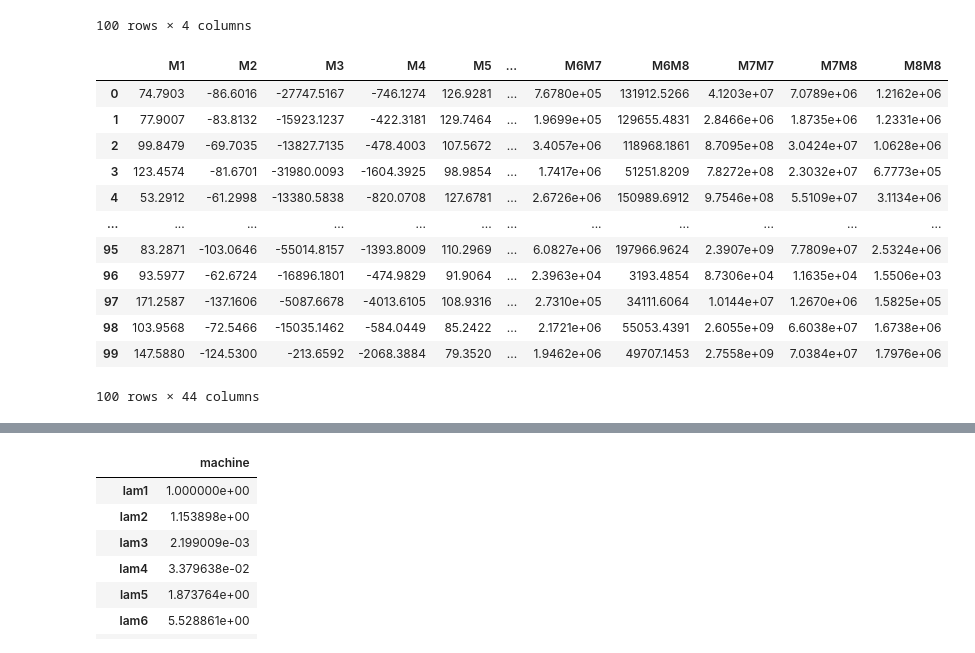
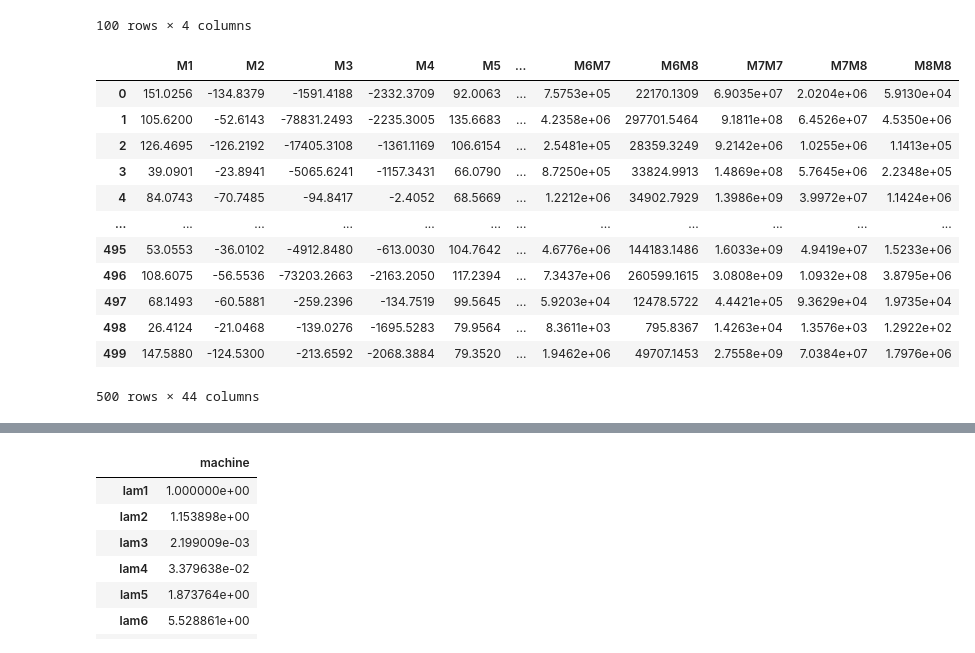
Before and after one commit to Recefi/predator-prey_model, a Jupyter notebook: report.ipynb, the cells around one changed output, grey strips where cells are left out. Cells and saved outputs as stored; diff of their text form; code cells hidden in the pictures.

```diff
--- a/report.ipynb
+++ b/report.ipynb
@@ -29,24 +29,24 @@ display(stratData)
 | 99 | -34.580000 | -3.290000 | -83.320000 | -51.570000 |
 100 rows × 4 columns
 # %%
-#mpData = ut.readData("mp_data", "static_pred")
-mpData = ut.readData("mp_data", "dynamic_pred")
+mpData = ut.readData("mp_data", "static_pred")
+#mpData = ut.readData("mp_data", "dynamic_pred")
 with pd.option_context('display.precision', 4, 'display.max_columns', 10):
     display(mpData)
 # %% [output]
 |  | M1 | M2 | M3 | M4 | M5 | ... | M6M7 | M6M8 | M7M7 | M7M8 | M8M8 |
-| 0 | 74.7903 | -86.6016 | -27747.5167 | -746.1274 | 126.9281 | ... | 7.6780e+05 | 131912.5266 | 4.1203e+07 | 7.0789e+06 | 1.2162e+06 |
-| 1 | 77.9007 | -83.8132 | -15923.1237 | -422.3181 | 129.7464 | ... | 1.9699e+05 | 129655.4831 | 2.8466e+06 | 1.8735e+06 | 1.2331e+06 |
-| 2 | 99.8479 | -69.7035 | -13827.7135 | -478.4003 | 107.5672 | ... | 3.4057e+06 | 118968.1861 | 8.7095e+08 | 3.0424e+07 | 1.0628e+06 |
-| 3 | 123.4574 | -81.6701 | -31980.0093 | -1604.3925 | 98.9854 | ... | 1.7417e+06 | 51251.8209 | 7.8272e+08 | 2.3032e+07 | 6.7773e+05 |
-| 4 | 53.2912 | -61.2998 | -13380.5838 | -820.0708 | 127.6781 | ... | 2.6726e+06 | 150989.6912 | 9.7546e+08 | 5.5109e+07 | 3.1134e+06 |
+| 0 | 151.0256 | -134.8379 | -1591.4188 | -2332.3709 | 92.0063 | ... | 7.5753e+05 | 22170.1309 | 6.9035e+07 | 2.0204e+06 | 5.9130e+04 |
+| 1 | 105.6200 | -52.6143 | -78831.2493 | -2235.3005 | 135.6683 | ... | 4.2358e+06 | 297701.5464 | 9.1811e+08 | 6.4526e+07 | 4.5350e+06 |
+| 2 | 126.4695 | -126.2192 | -17405.3108 | -1361.1169 | 106.6154 | ... | 2.5481e+05 | 28359.3249 | 9.2142e+06 | 1.0255e+06 | 1.1413e+05 |
+| 3 | 39.0901 | -23.8941 | -5065.6241 | -1157.3431 | 66.0790 | ... | 8.7250e+05 | 33824.9913 | 1.4869e+08 | 5.7645e+06 | 2.2348e+05 |
+| 4 | 84.0743 | -70.7485 | -94.8417 | -2.4052 | 68.5669 | ... | 1.2212e+06 | 34902.7929 | 1.3986e+09 | 3.9972e+07 | 1.1424e+06 |
 | ... | ... | ... | ... | ... | ... | ... | ... | ... | ... | ... | ... |
-| 95 | 83.2871 | -103.0646 | -55014.8157 | -1393.8009 | 110.2969 | ... | 6.0827e+06 | 197966.9624 | 2.3907e+09 | 7.7809e+07 | 2.5324e+06 |
-| 96 | 93.5977 | -62.6724 | -16896.1801 | -474.9829 | 91.9064 | ... | 2.3963e+04 | 3193.4854 | 8.7306e+04 | 1.1635e+04 | 1.5506e+03 |
-| 97 | 171.2587 | -137.1606 | -5087.6678 | -4013.6105 | 108.9316 | ... | 2.7310e+05 | 34111.6064 | 1.0144e+07 | 1.2670e+06 | 1.5825e+05 |
-| 98 | 103.9568 | -72.5466 | -15035.1462 | -584.0449 | 85.2422 | ... | 2.1721e+06 | 55053.4391 | 2.6055e+09 | 6.6038e+07 | 1.6738e+06 |
-| 99 | 147.5880 | -124.5300 | -213.6592 | -2068.3884 | 79.3520 | ... | 1.9462e+06 | 49707.1453 | 2.7558e+09 | 7.0384e+07 | 1.7976e+06 |
+| 495 | 53.0553 | -36.0102 | -4912.8480 | -613.0030 | 104.7642 | ... | 4.6776e+06 | 144183.1486 | 1.6033e+09 | 4.9419e+07 | 1.5233e+06 |
+| 496 | 108.6075 | -56.5536 | -73203.2663 | -2163.2050 | 117.2394 | ... | 7.3437e+06 | 260599.1615 | 3.0808e+09 | 1.0932e+08 | 3.8795e+06 |
+| 497 | 68.1493 | -60.5881 | -259.2396 | -134.7519 | 99.5645 | ... | 5.9203e+04 | 12478.5722 | 4.4421e+05 | 9.3629e+04 | 1.9735e+04 |
+| 498 | 26.4124 | -21.0468 | -139.0276 | -1695.5283 | 79.9564 | ... | 8.3611e+03 | 795.8367 | 1.4263e+04 | 1.3576e+03 | 1.2922e+02 |
+| 499 | 147.5880 | -124.5300 | -213.6592 | -2068.3884 | 79.3520 | ... | 1.9462e+06 | 49707.1453 | 2.7558e+09 | 7.0384e+07 | 1.7976e+06 |
-100 rows × 44 columns
+500 rows × 44 columns
 # %%
 stratFitData = ut.readData("strat_fit_data", "static_pred")
 display(stratFitData)
```
Also changed, not shown: parts of 5 cells of this notebook, 9 other files.
